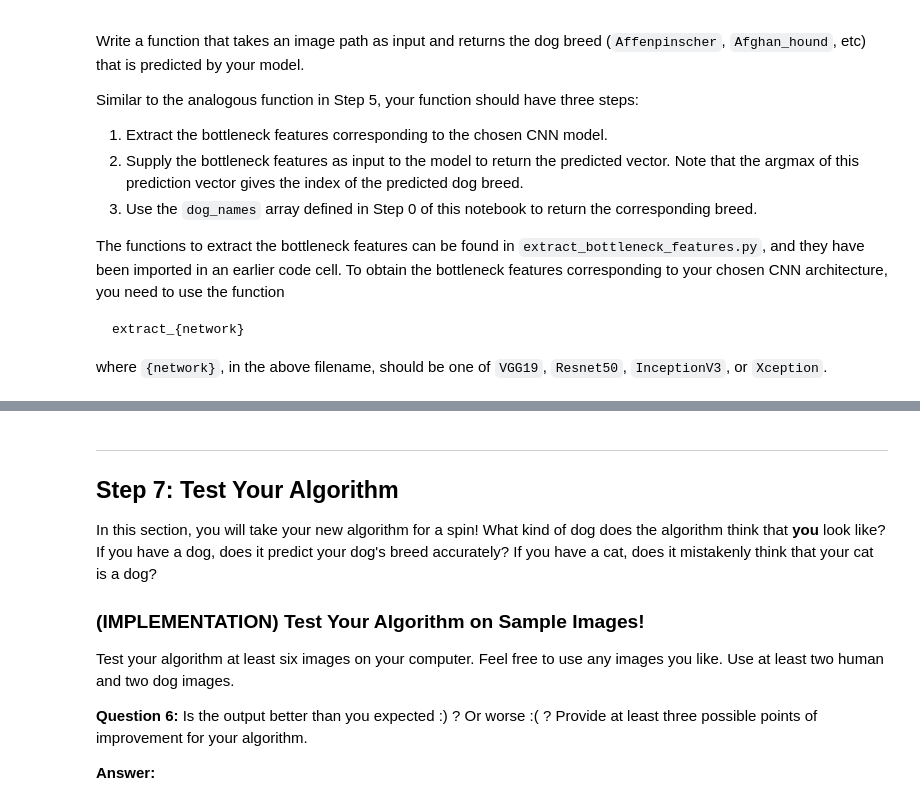
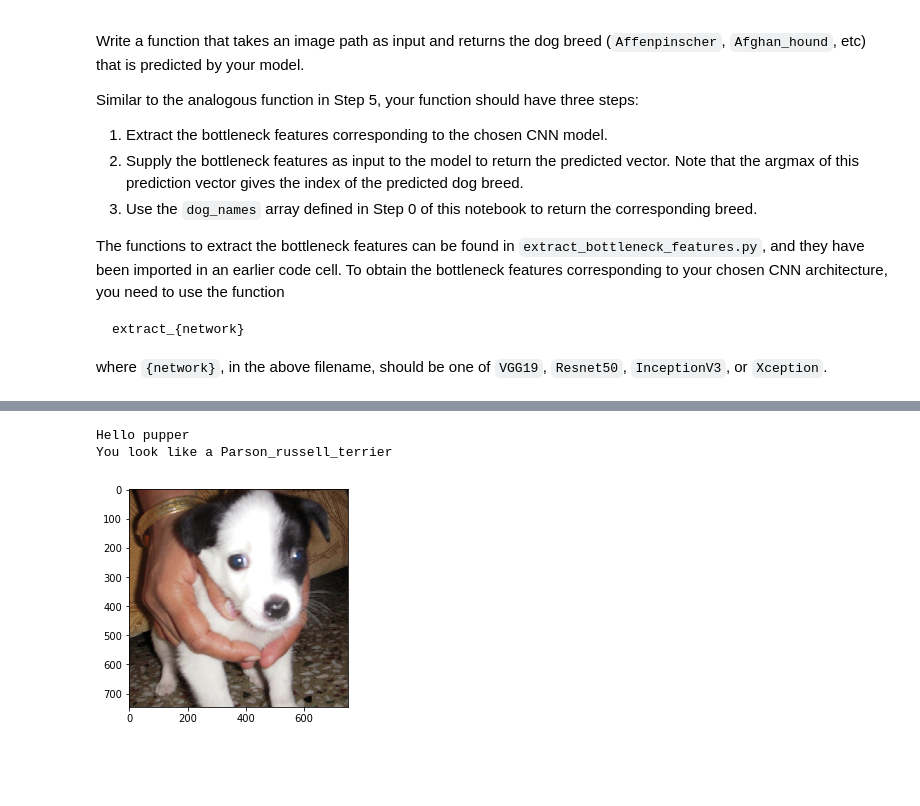
Before and after one commit to aac9095/Dog-Breed-classifier, a Jupyter notebook: dog_app.ipynb, the cells around one changed output, grey strips where cells are left out. Cells and saved outputs as stored; diff of their text form; code cells hidden in the pictures; blank space fills up the shorter version.

```diff
--- a/dog_app.ipynb
+++ b/dog_app.ipynb
@@ -211,7 +211,7 @@ In this section, we use a pre-trained [ResNet-50](http://ethereon.github.io/nets
 from keras.applications.resnet50 import ResNet50
 
 # define ResNet50 model
-ResNet50_model = ResNet50(weights='imagenet')
+ResNet50_dog_model = ResNet50(weights='imagenet')
 # %% [markdown]
 ### Pre-process the Data
 
@@ -265,7 +265,7 @@ from keras.applications.resnet50 import preprocess_input, decode_predictions
 def ResNet50_predict_labels(img_path):
     # returns prediction vector for image located at img_path
     img = preprocess_input(path_to_tensor(img_path))
-    return np.argmax(ResNet50_model.predict(img))
+    return np.argmax(ResNet50_dog_model.predict(img))
 # %% [markdown]
 ### Write a Dog Detector
 
@@ -712,6 +741,13 @@ where `{network}`, in the above filename, should be one of `VGG19`, `Resnet50`,
 # %%
 ### TODO: Write a function that takes a path to an image as input
 ### and returns the dog breed that is predicted by the model.
+def ResNet50_predict_breed(img_path):
+    # extract bottleneck features
+    bottleneck_feature = extract_Resnet50(path_to_tensor(img_path))
+    # obtain predicted vector
+    predicted_vector = ResNet50_model.predict(bottleneck_feature)
+    # return dog breed that is predicted by the model
+    return dog_names[np.argmax(predicted_vector)]
 # %% [markdown]
 ---
 <a id='step6'></a>
@@ -730,3 +766,24 @@ Some sample output for our algorithm is provided below, but feel free to design
 
 
 ### (IMPLEMENTATION) Write your Algorithm
+# %%
+### TODO: Write your algorithm.
+### Feel free to use as many code cells as needed.
+from scipy import ndimage
+
+def detect_breed(img_path):
+    detect_breed = True
+    if face_detector(img_path):
+        print("Hello, dog looking like human!")
+    elif dog_detector(img_path):
+        print("Hello pupper")
+    else:
+        print("Who are you? dog? or human?")
+        detect_breed = False
+
+    image = np.array(ndimage.imread(img_path, flatten=False))
+    plt.imshow(image)
+
+    if detect_breed :
+        breed = ResNet50_predict_breed(img_path)
+        print("You look like a",breed)
@@ -733,17 +807,10 @@ Some sample output for our algorithm is provided below, but feel free to design
 # %%
-### TODO: Write your algorithm.
-### Feel free to use as many code cells as needed.
+## TODO: Execute your algorithm from Step 6 on
+## at least 6 images on your computer.
+## Feel free to use as many code cells as needed.
+pwd = "/home/ubuntu/Dog-Breed-classifier/testImages/"
+detect_breed(pwd + "peppy.jpg")
+# %% [output]
+Hello pupper
+You look like a Parson_russell_terrier
+[figure, added]
-# %% [markdown]
----
-<a id='step7'></a>
-## Step 7: Test Your Algorithm
-
-In this section, you will take your new algorithm for a spin!  What kind of dog does the algorithm think that __you__ look like?  If you have a dog, does it predict your dog's breed accurately?  If you have a cat, does it mistakenly think that your cat is a dog?
-
-### (IMPLEMENTATION) Test Your Algorithm on Sample Images!
-
-Test your algorithm at least six images on your computer.  Feel free to use any images you like.  Use at least two human and two dog images.
-
-__Question 6:__ Is the output better than you expected :) ?  Or worse :( ?  Provide at least three possible points of improvement for your algorithm.
-
-__Answer:__
```
Also changed, not shown: parts of 18 cells of this notebook, 2 other files.
